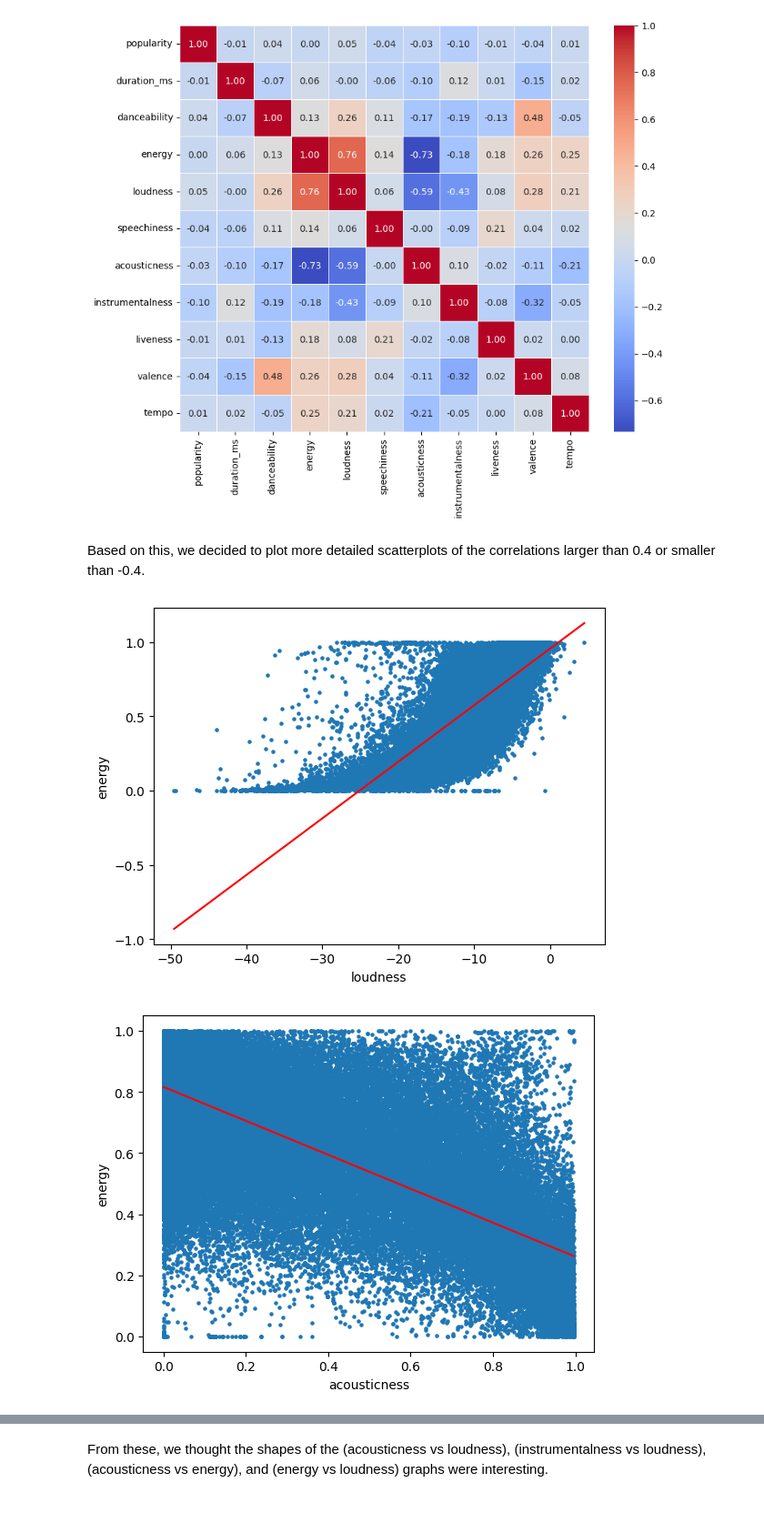
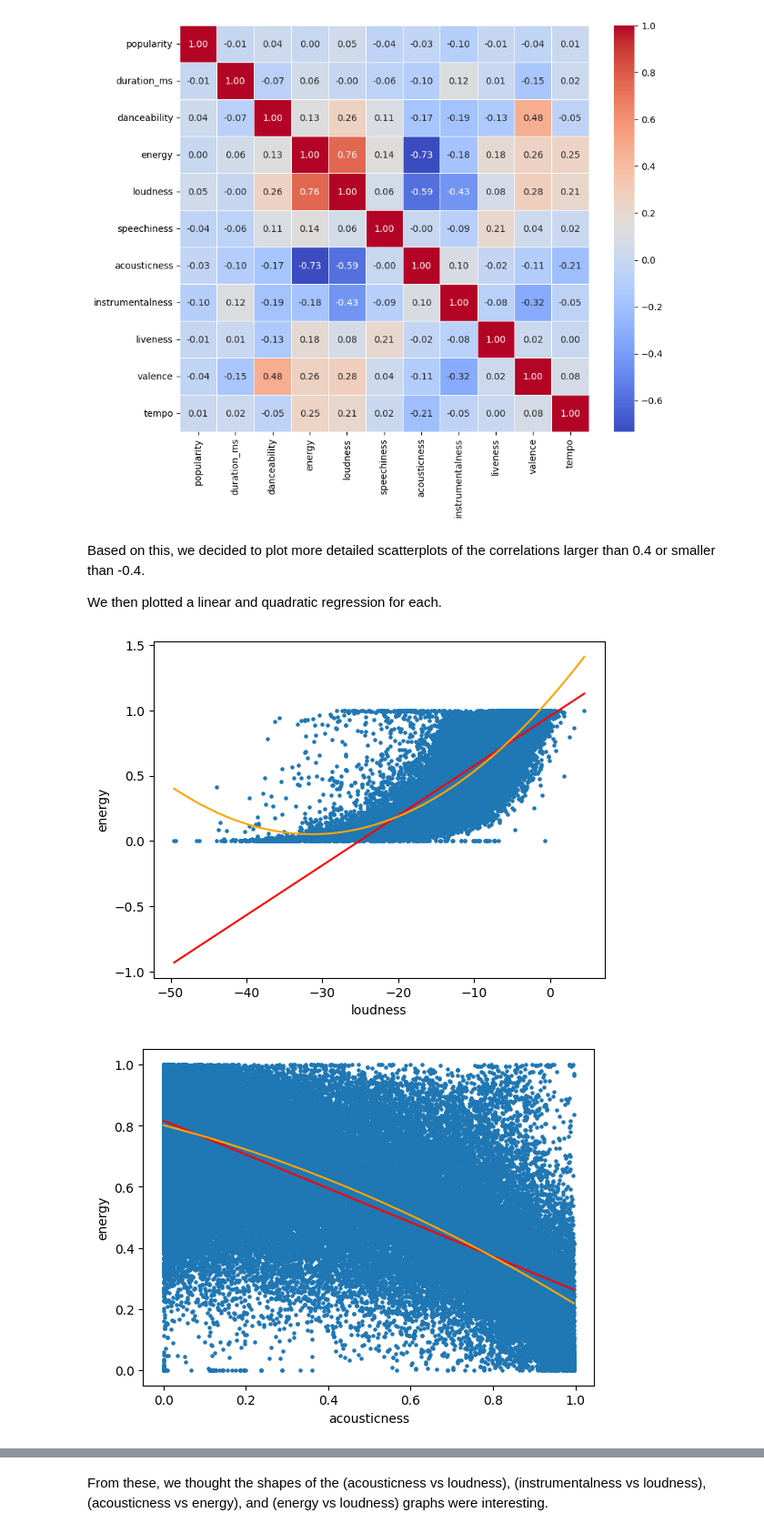
Before and after one commit to ketexon/csm148-spotiflies, a Jupyter notebook: week2_checkin.ipynb, the cells around one changed output, grey strips where cells are left out. Shown at 91% size. Cells and saved outputs as stored; diff of their text form; code cells hidden in the pictures; blank space fills up the shorter version.

Commit message:
add quadratic regression

```diff
--- a/week2_checkin.ipynb
+++ b/week2_checkin.ipynb
@@ -101,22 +136,25 @@ plt.show()
 [figure]
 # %% [markdown]
 Based on this, we decided to plot more detailed scatterplots of the correlations larger than 0.4 or smaller than -0.4.
+
+We then plotted a linear and quadratic regression for each.
 # %%
 # Making scatterplots for each variable vs popularity
 correlated_features = [
     ("loudness", "energy"),
     ("acousticness", "energy"),
     ("acousticness", "loudness"),
     ("instrumentalness", "loudness"),
     ("valence", "danceability"),
     ("valence", "danceability"),
 ]
 for (i, j) in correlated_features:
     plt.plot(np.unique(numeric_spotify[i]), np.poly1d(np.polyfit(numeric_spotify[i], numeric_spotify[j], 1))(np.unique(numeric_spotify[i])), color='red')
+    plt.plot(np.unique(numeric_spotify[i]), np.poly1d(np.polyfit(numeric_spotify[i], numeric_spotify[j], 2))(np.unique(numeric_spotify[i])), color='orange')
     plt.scatter(numeric_spotify[i], numeric_spotify[j], s=5)
     plt.xlabel(i)
     plt.ylabel(j)
     plt.show()
 # %% [output]
-[figure, old version]
+[figure, new version]
-[figure, old version]
+[figure, new version]
```
Also changed, not shown: parts of 4 cells of this notebook.
